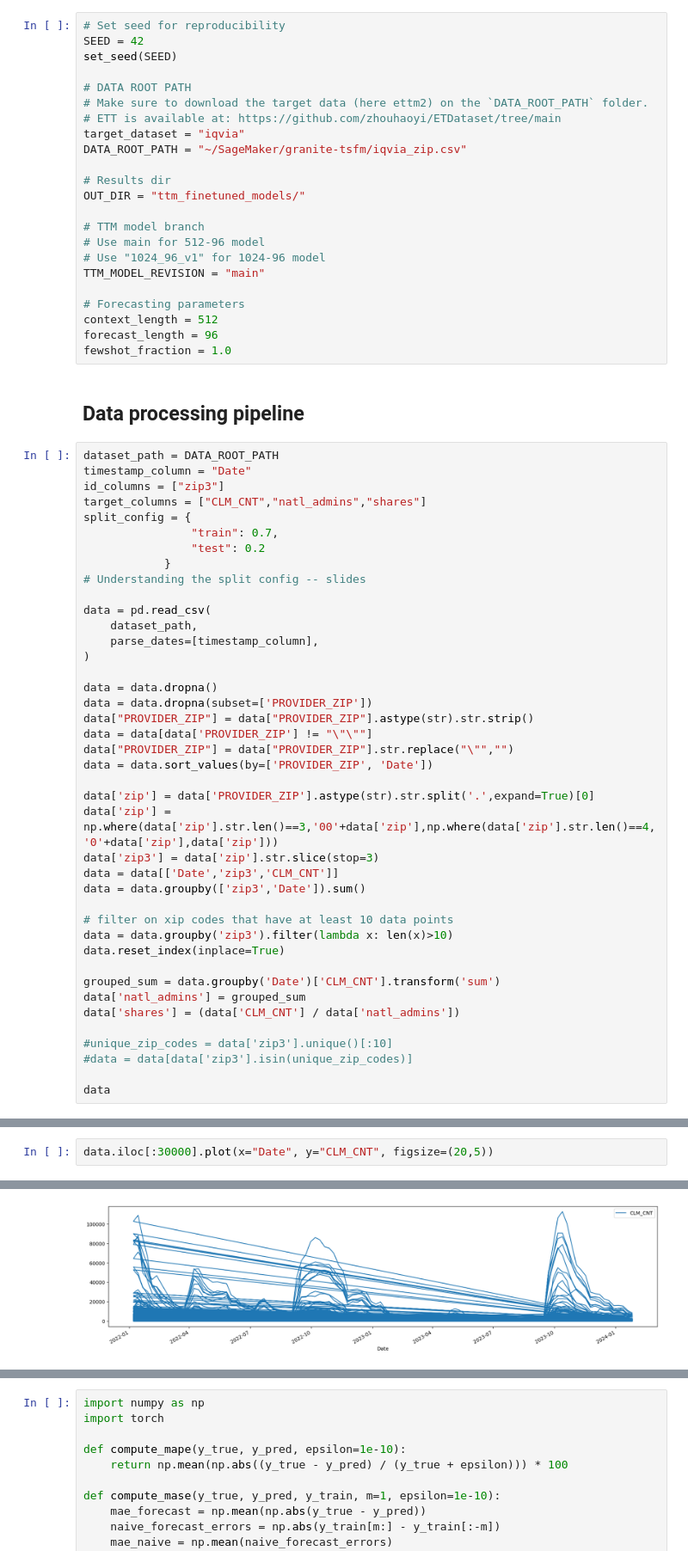
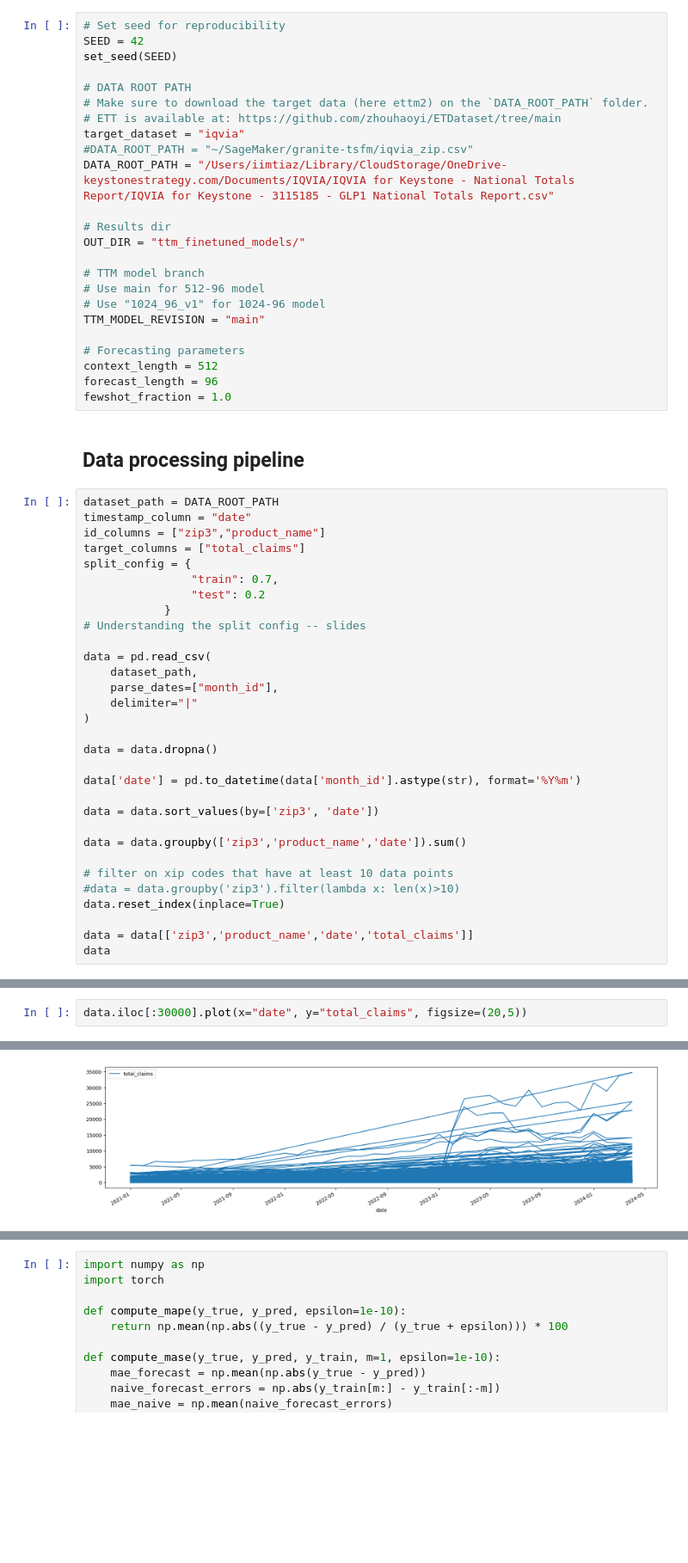
Before and after one commit to iqra-keystone/granite-tsfm, a Jupyter notebook: notebooks/experiments/ttm_iqvia_drugs.ipynb, the cells around one changed output, grey strips where cells are left out. Shown: that part at 86% size. Drawn from its saved outputs; the diff is of its cells as text; blank space fills up the shorter version.

Commit message:
adding iqvia drugs

```diff
--- a/notebooks/experiments/ttm_iqvia_drugs.ipynb
+++ b/notebooks/experiments/ttm_iqvia_drugs.ipynb
@@ -66,7 +70,8 @@ set_seed(SEED)
 # Make sure to download the target data (here ettm2) on the `DATA_ROOT_PATH` folder.
 # ETT is available at: https://github.com/zhouhaoyi/ETDataset/tree/main
 target_dataset = "iqvia"
-DATA_ROOT_PATH = "~/SageMaker/granite-tsfm/iqvia_zip.csv"
+#DATA_ROOT_PATH = "~/SageMaker/granite-tsfm/iqvia_zip.csv"
+DATA_ROOT_PATH = "/Users/iimtiaz/Library/CloudStorage/OneDrive-keystonestrategy.com/Documents/IQVIA/IQVIA for Keystone - National Totals Report/IQVIA for Keystone - 3115185 - GLP1 National Totals Report.csv"
 
 # Results dir
 OUT_DIR = "ttm_finetuned_models/"
@@ -84,9 +89,9 @@ fewshot_fraction = 1.0
 ## Data processing pipeline
 # %%
 dataset_path = DATA_ROOT_PATH
-timestamp_column = "Date"
-id_columns = ["zip3"]
-target_columns = ["CLM_CNT","natl_admins","shares"]
+timestamp_column = "date"
+id_columns = ["zip3","product_name"]
+target_columns = ["total_claims"]
 split_config = {
                 "train": 0.7,
                 "test": 0.2
@@ -95,32 +100,22 @@ split_config = {
 
 data = pd.read_csv(
     dataset_path,
-    parse_dates=[timestamp_column],
+    parse_dates=["month_id"],
+    delimiter="|"
 )
 
 data = data.dropna()
-data = data.dropna(subset=['PROVIDER_ZIP'])
-data["PROVIDER_ZIP"] = data["PROVIDER_ZIP"].astype(str).str.strip()
-data = data[data['PROVIDER_ZIP'] != "\"\""]
-data["PROVIDER_ZIP"] = data["PROVIDER_ZIP"].str.replace("\"","")
-data = data.sort_values(by=['PROVIDER_ZIP', 'Date'])
 
-data['zip'] = data['PROVIDER_ZIP'].astype(str).str.split('.',expand=True)[0]
-data['zip'] = np.where(data['zip'].str.len()==3,'00'+data['zip'],np.where(data['zip'].str.len()==4,'0'+data['zip'],data['zip']))
-data['zip3'] = data['zip'].str.slice(stop=3)
-data = data[['Date','zip3','CLM_CNT']]
-data = data.groupby(['zip3','Date']).sum()
+data['date'] = pd.to_datetime(data['month_id'].astype(str), format='%Y%m')
+
+data = data.sort_values(by=['zip3', 'date'])
+
+data = data.groupby(['zip3','product_name','date']).sum()
 
 # filter on xip codes that have at least 10 data points
-data = data.groupby('zip3').filter(lambda x: len(x)>10)
+#data = data.groupby('zip3').filter(lambda x: len(x)>10)
 data.reset_index(inplace=True)
 
-grouped_sum = data.groupby('Date')['CLM_CNT'].transform('sum')
-data['natl_admins'] = grouped_sum
-data['shares'] = (data['CLM_CNT'] / data['natl_admins'])
-
-#unique_zip_codes = data['zip3'].unique()[:10]
-#data = data[data['zip3'].isin(unique_zip_codes)]
-
+data = data[['zip3','product_name','date','total_claims']]
 data
 # %% [output]
@@ -140,3 +135,3 @@ data
 # %%
-data.iloc[:30000].plot(x="Date", y="CLM_CNT", figsize=(20,5))
+data.iloc[:30000].plot(x="date", y="total_claims", figsize=(20,5))
 # %% [output]
@@ -144,4 +139,4 @@ data.iloc[:30000].plot(x="Date", y="CLM_CNT", figsize=(20,5))
-[figure, old version]
+[figure, new version]
 # %%
 from tsfm_public.toolkit.time_series_preprocessor import TimeSeriesPreprocessor
 
```
Also changed, not shown: parts of 10 cells of this notebook, 1 other file.
